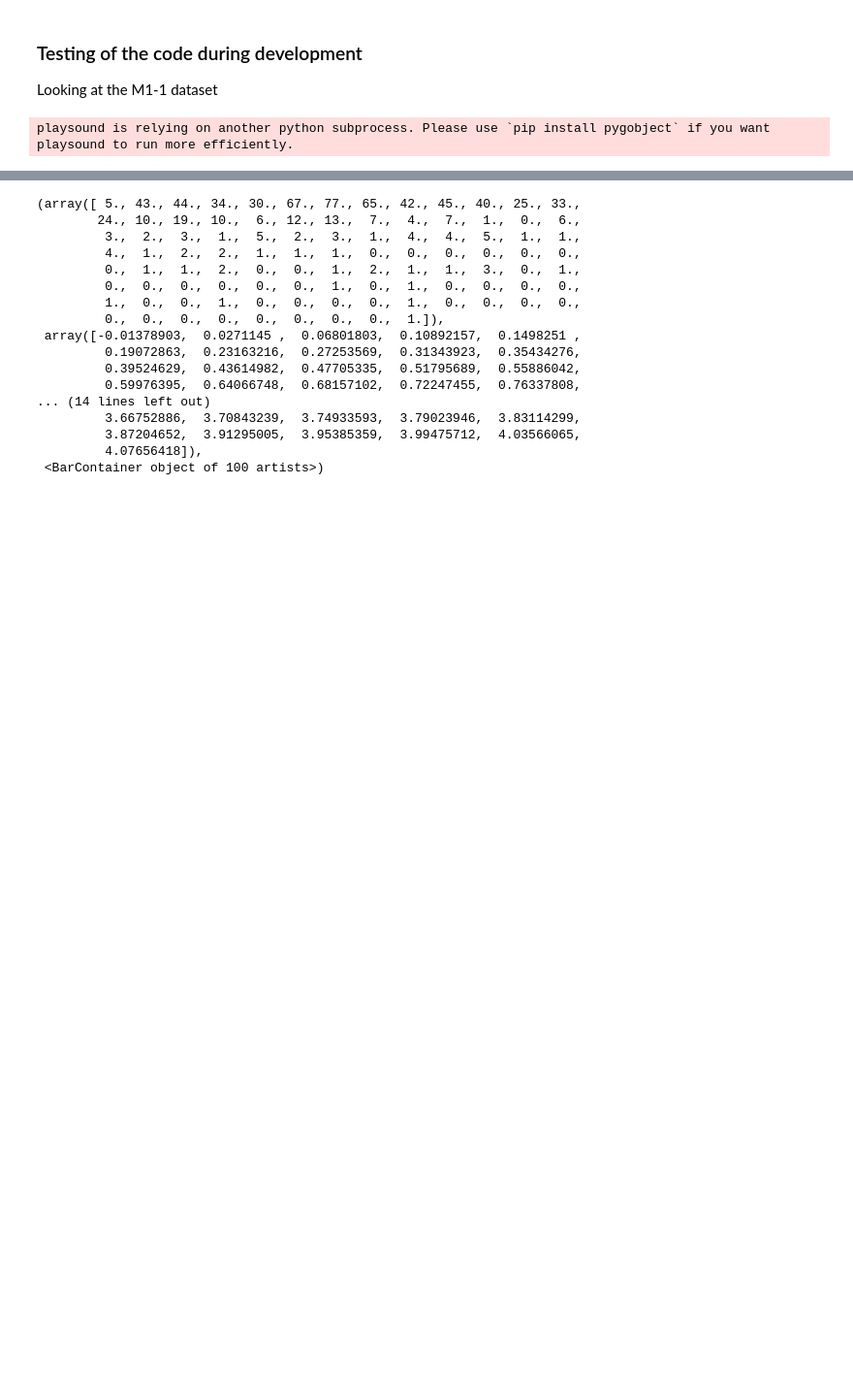
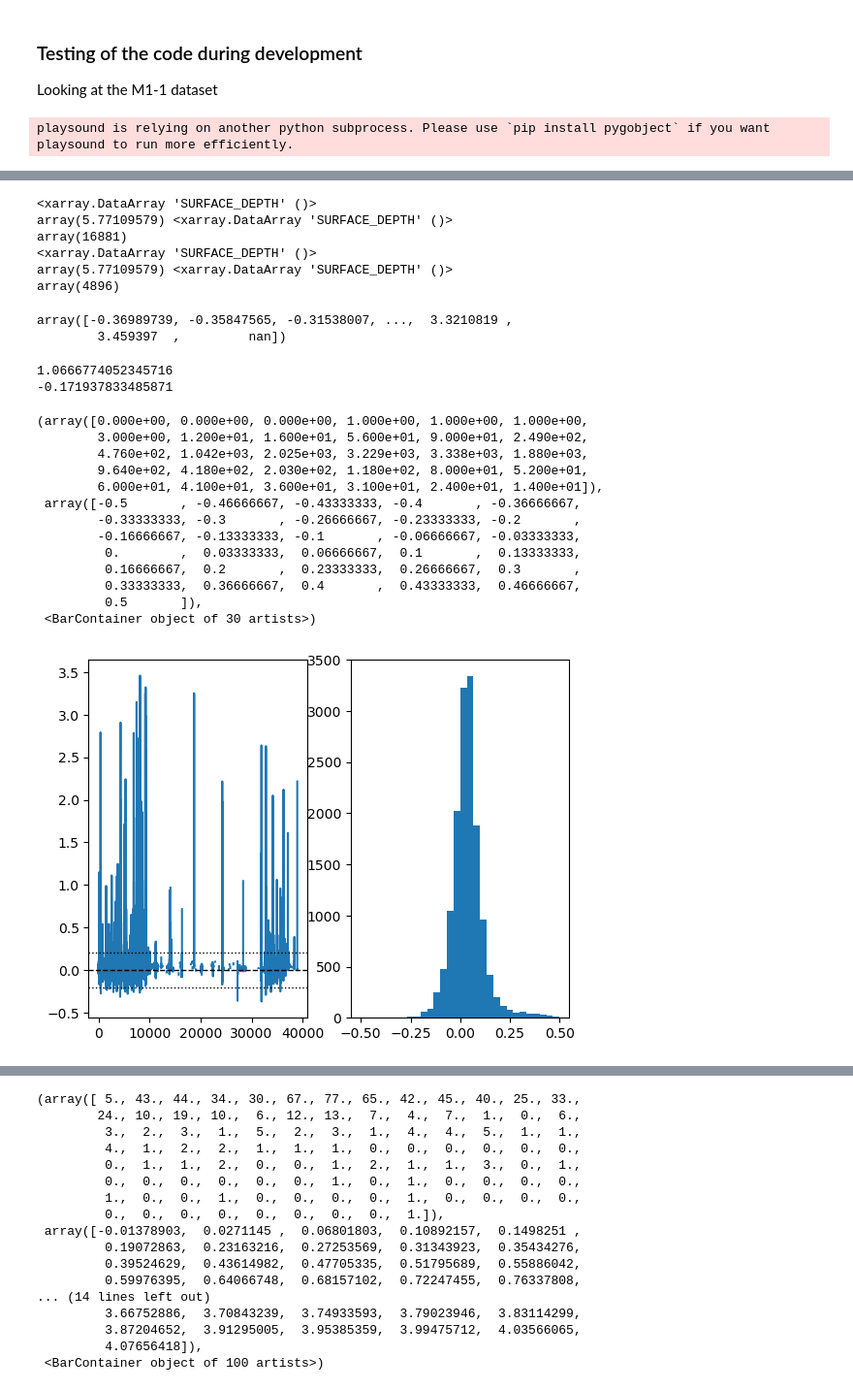
Before and after one commit to oyvfoss/pyiceproc, a Jupyter notebook: testing/development/Basic testing during development.ipynb, the cells around one changed output, grey strips where cells are left out. Shown at 97% size. Saved outputs shown, nothing was run; the diff lists cells and outputs as text; code cells hidden in the pictures; blank space fills up the shorter version.

```diff
--- a/testing/development/Basic testing during development.ipynb
+++ b/testing/development/Basic testing during development.ipynb
@@ -83,2 +73,2 @@ DX = sig_append.set_lat(DX, 80)
 # %%
-DX = sig_calc.dep_from_p(DX)
+DX = sig_calc.dep_from_p(DX, corr_CTD_density=True)
@@ -92,2 +75,13 @@ ax.plot(DX.sound_speed_CTD.data)
 # %%
-DX = sig_draft.calculate_draft(DX)
+importlib.reload(sig_draft)
+DX= sig_draft.calculate_surface_position(DX, corr_sound_speed_CTD=True, qual_thr = 8250)
+print(DX.SURFACE_DEPTH.max(), np.sum(np.isnan(DX.SURFACE_DEPTH)))
+DX= sig_draft.calculate_surface_position(DX, corr_sound_speed_CTD=True, qual_thr = 100)
+print(DX.SURFACE_DEPTH.max(), np.sum(np.isnan(DX.SURFACE_DEPTH)))
+# %% [output]
+<xarray.DataArray 'SURFACE_DEPTH' ()>
+array(5.77109579) <xarray.DataArray 'SURFACE_DEPTH' ()>
+array(16881)
+<xarray.DataArray 'SURFACE_DEPTH' ()>
+array(5.77109579) <xarray.DataArray 'SURFACE_DEPTH' ()>
+array(4896)
@@ -93,0 +102,37 @@ DX = sig_draft.calculate_draft(DX)
+# %%
+np.unique(np.nanmedian(surface_ow, axis = 1))
+# %% [output]
+array([-0.36989739, -0.35847565, -0.31538007, ...,  3.3210819 ,
+        3.459397  ,         nan])
+# %%
+print(np.nanpercentile(np.nanmedian(surface_ow, axis = 1), 99.5))
+print(np.nanpercentile(np.nanmedian(surface_ow, axis = 1), 0.5))
+# %% [output]
+1.0666774052345716
+-0.171937833485871
+# %%
+surface_ow = DX.SURFACE_DEPTH.data.copy()
+surface_ow[DX.ICE_IN_SAMPLE_ANY] = np.nan
+
+fig, ax = plt.subplots(1, 2, )
+#ax.hist(np.nanmedian(surface_ow, axis = 1), 30, range = (-0.5, 0.5))
+ax[0].plot(np.nanmedian(surface_ow, axis = 1))
+pl.hline(-0, ax[0], ls = '--' )
+pl.hline(-0.2, ax[0], ls = ':' )
+pl.hline(+0.2, ax[0], ls = ':' )
+ax[1].hist(np.unique(np.nanmedian(surface_ow, axis = 1)), 30, range = (-0.5, 0.5))
+# %% [output]
+(array([0.000e+00, 0.000e+00, 0.000e+00, 1.000e+00, 1.000e+00, 1.000e+00,
+        3.000e+00, 1.200e+01, 1.600e+01, 5.600e+01, 9.000e+01, 2.490e+02,
+        4.760e+02, 1.042e+03, 2.025e+03, 3.229e+03, 3.338e+03, 1.880e+03,
+        9.640e+02, 4.180e+02, 2.030e+02, 1.180e+02, 8.000e+01, 5.200e+01,
+        6.000e+01, 4.100e+01, 3.600e+01, 3.100e+01, 2.400e+01, 1.400e+01]),
+ array([-0.5       , -0.46666667, -0.43333333, -0.4       , -0.36666667,
+        -0.33333333, -0.3       , -0.26666667, -0.23333333, -0.2       ,
+        -0.16666667, -0.13333333, -0.1       , -0.06666667, -0.03333333,
+         0.        ,  0.03333333,  0.06666667,  0.1       ,  0.13333333,
+         0.16666667,  0.2       ,  0.23333333,  0.26666667,  0.3       ,
+         0.33333333,  0.36666667,  0.4       ,  0.43333333,  0.46666667,
+         0.5       ]),
+ <BarContainer object of 30 artists>)
+[figure, added]
```
Also changed, not shown: parts of 49 cells of this notebook, 4 other files.
